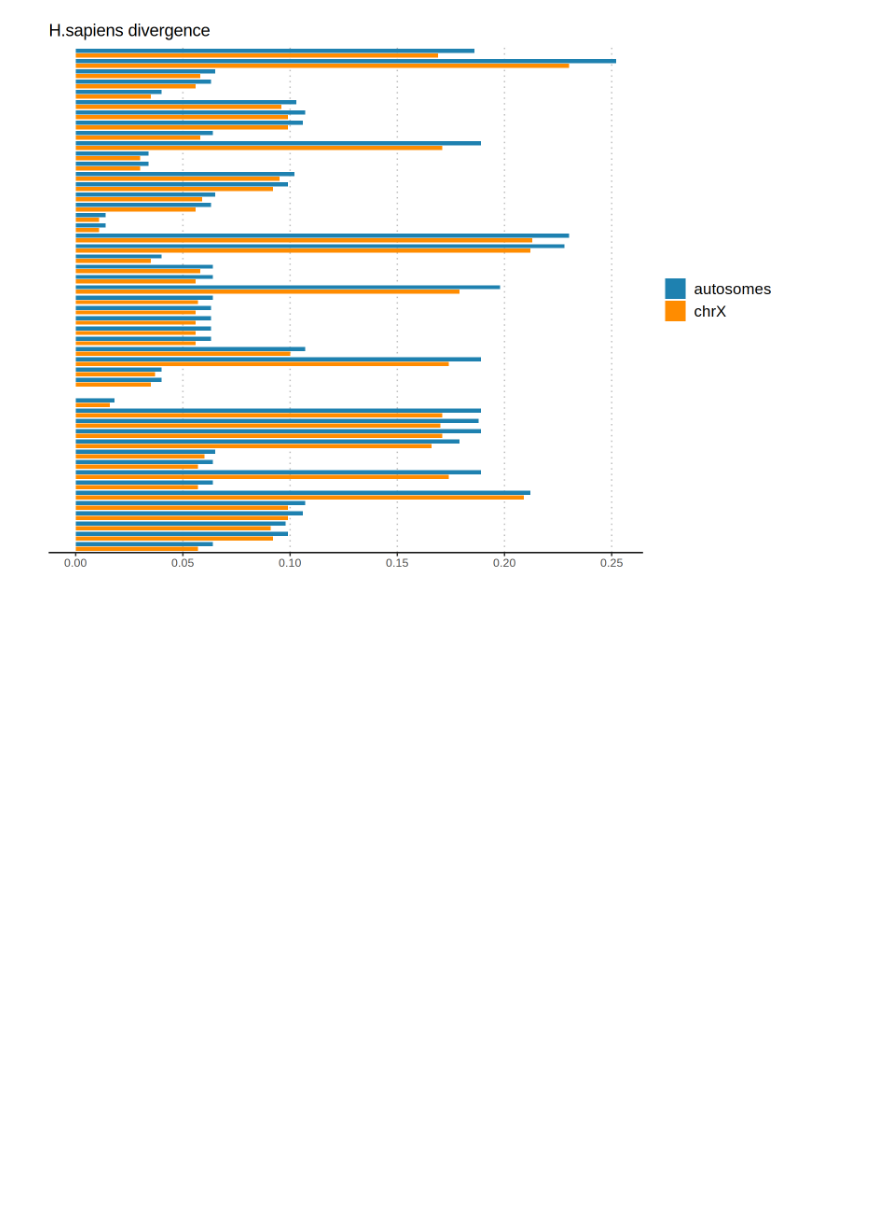
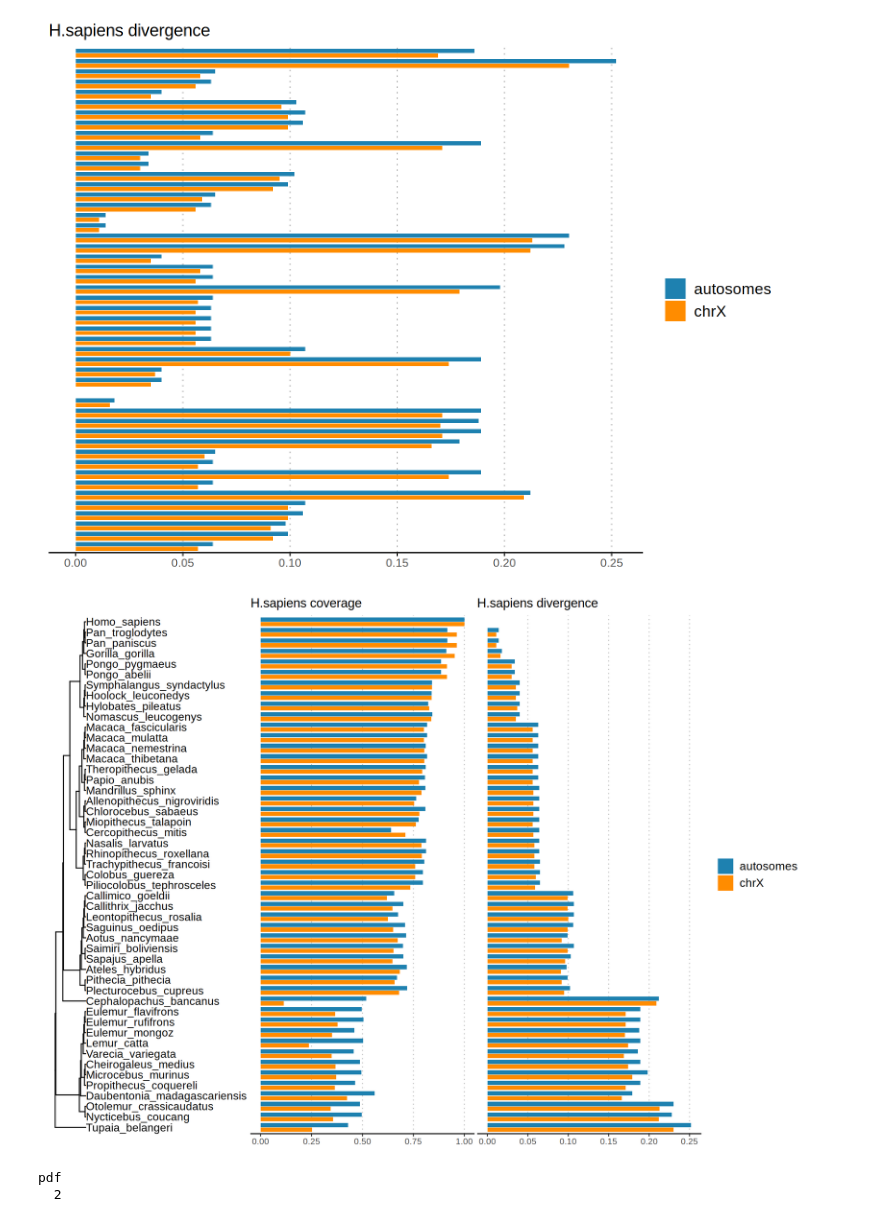
Before and after one commit to Bjarke-M/Primate-Recalling, a Jupyter notebook: plots/figure4/Figure4_cactus_alignment.ipynb, the cells around one changed output. Drawn from its saved outputs; the diff is of its cells as text; code cells hidden in the pictures; blank space fills up the shorter version.

```diff
--- a/plots/figure4/Figure4_cactus_alignment.ipynb
+++ b/plots/figure4/Figure4_cactus_alignment.ipynb
@@ -24,9 +24,9 @@ The following object is masked from ‘package:purrr’:
 
     transpose
 # %%
-path_to_input_file <- 'cactus_aligmnent.tsv'
+path_to_input_file <- '../data/cactus_aligmnent.tsv'
 # %%
-path_to_guide_tree <- 'phylogeny_49_species.nwk'
+path_to_guide_tree <- '../data/phylogeny_49_species.nwk'
 # %%
 cov_stat_df <- fread(path_to_input_file)
 # %%
@@ -102,3 +102,18 @@ options(repr.plot.width = 8, repr.plot.height = 6, repr.plot.res = 200)
 p_divergence
 # %% [output]
 [figure]
+# %%
+options(repr.plot.width = 11, repr.plot.height = 8, repr.plot.res = 200)
+
+p_coverage %>% insert_left(tree, width = 0.9) %>% insert_right(p_divergence)
+# %% [output]
+[figure, added]
+# %%
+pdf('cactus_aligmnent.pdf',
+    width = 11,
+    height = 8)
+p_coverage %>% insert_left(tree, width = 0.9) %>% insert_right(p_divergence)
+dev.off()
+# %% [output]
+pdf
+  2
```
